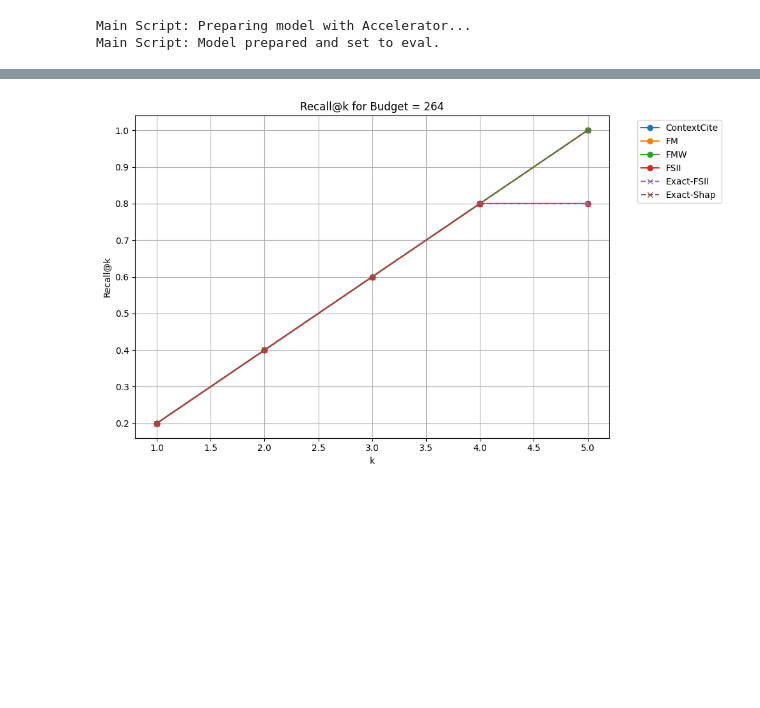
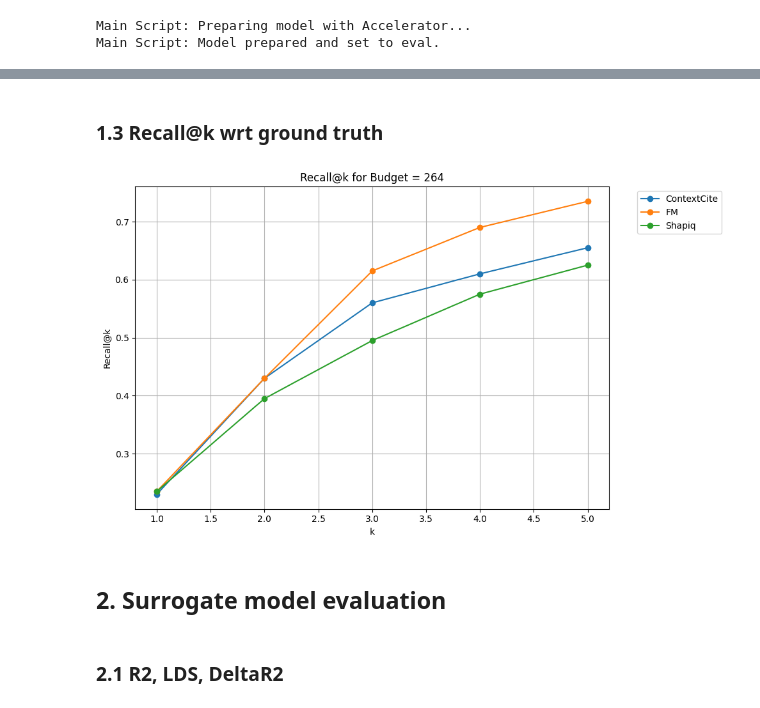
Before and after one commit to iNema9590/LLMX, a Jupyter notebook: Notebooks/musique_4.ipynb, the cells around one changed output, grey strips where cells are left out. Saved outputs shown, nothing was run; the diff lists cells and outputs as text; code cells hidden in the pictures; blank space fills up the shorter version.

```diff
--- a/Notebooks/musique_4.ipynb
+++ b/Notebooks/musique_4.ipynb
@@ -45,8 +45,8 @@ accelerator_main = Accelerator(mixed_precision="fp16")
 # Load Model
 if accelerator_main.is_main_process:
     print("Main Script: Loading model...")
-model_path = "mistralai/Mistral-7B-Instruct-v0.3"
-# model_path = "meta-llama/Llama-3.1-8B-Instruct"
+# model_path = "mistralai/Mistral-7B-Instruct-v0.3"
+model_path = "meta-llama/Llama-3.1-8B-Instruct"
 # model_path = "Qwen/Qwen2.5-3B-Instruct"
 
 model_cpu = AutoModelForCausalLM.from_pretrained(
@@ -230,12 +236,12 @@ from sklearn.preprocessing import MinMaxScaler
 from sklearn.metrics import ndcg_score
 import numpy as np
 
-spearmans = {i: [] for i in all_results[0]['methods'] if i != "Exact-Shap"}
+spearmans = {i: [] for i in all_results[0]['methods'] if "Exact" not in i}
 scaler = MinMaxScaler()
 
 for method_res in all_results:
     for method, attribution in method_res['methods'].items():
-        if method != "Exact-Shap":
+        if "Exact" not in method:
             # Convert to numpy arrays for scaling
             ref = np.array(method_res['methods']["Exact-Shap"]).reshape(-1, 1)
             att = np.array(attribution).reshape(-1, 1)
@@ -245,7 +251,7 @@ for method_res in all_results:
             att_scaled = scaler.fit_transform(att).flatten()
 
             # Compute NDCG score
-            spear = ndcg_score([ref_scaled], [att_scaled], k=4)
+            spear = ndcg_score([ref_scaled], [att_scaled])
             spearmans[method].append(spear)
 # %%
 import re
@@ -292,0 +301,24 @@ plt.show()
+# %%
+from sklearn.metrics import average_precision_score, precision_recall_curve
+def map_from_scores(all_scores):
+    n = all_scores.shape[0]
+
+    # Build binary relevance vector y_true
+    y_true = np.zeros(n, dtype=int)
+    y_true[gtset_k()] = 1
+
+    # y_scores is just the scores
+    y_scores = all_scores
+
+    if y_true.sum() == 0:
+        # no relevant docs; convention: skip or count AP=0
+        ap = 0.0
+    else:
+        ap = average_precision_score(y_true, y_scores)
+
+    return ap
+
+aps={i:[] for i in all_results[0]["methods"].keys()}
+for i in all_results:
+    for method in aps:
+        aps[method].append(map_from_scores(i["methods"][method]))
@@ -431,36 +506,42 @@ See the caveats in the documentation: https://pandas.pydata.org/pandas-docs/stab
+# %% [markdown]
+### 1.3 Recall@k wrt ground truth
 # %%
 import pandas as pd
 import matplotlib.pyplot as plt
 
 # Filter budgeted methods at budget = 274
-df_budgeted_264 = df_budgeted[df_budgeted['budget'] == 1024]
+df_budgeted_264 = df_budgeted[df_budgeted['budget'] == 128]
 
 # Metrics to plot
 recall_metrics = [f"Recall@{k}" for k in range(1, 6)]
 k_values = list(range(1, 6))
 
 plt.figure(figsize=(10, 6))
 
 # Plot budgeted families at budget 274
 families = df_budgeted_264['family'].unique()
 for fam in families:
     # if 'LK' not in fam:
     subset = df_budgeted_264[df_budgeted_264['family'] == fam]
     if not subset.empty:
         recalls = subset[recall_metrics].values.flatten()
         plt.plot(k_values, recalls, marker='o', label=fam)
 
 # Plot constant methods
-for idx, (_, row) in enumerate(df_const.iterrows()):
-    recalls = [row[m] for m in recall_metrics]
-    plt.plot(k_values, recalls, marker='x', linestyle="--", label=row['method'])
+# for idx, (_, row) in enumerate(df_const.iterrows()):
+#     recalls = [row[m] for m in recall_metrics]
+#     plt.plot(k_values, recalls, marker='x', linestyle="--", label=row['method'])
 
 plt.xlabel("k")
 plt.ylabel("Recall@k")
 plt.title("Recall@k for Budget = 264")
 plt.legend(bbox_to_anchor=(1.05, 1), loc='upper left')
 plt.grid(True)
 plt.tight_layout()
 plt.show()
 # %% [output]
-[figure, old version]
+[figure, new version]
+# %% [markdown]
+## 2. Surrogate model evaluation
+# %% [markdown]
+### 2.1 R2, LDS, DeltaR2
```
Also changed, not shown: parts of 26 cells of this notebook, 3 other files.
